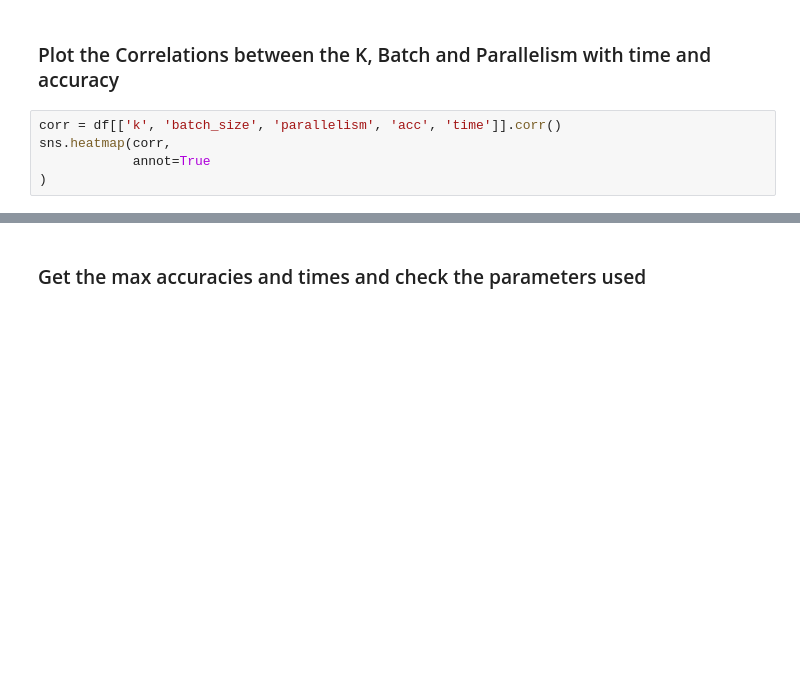
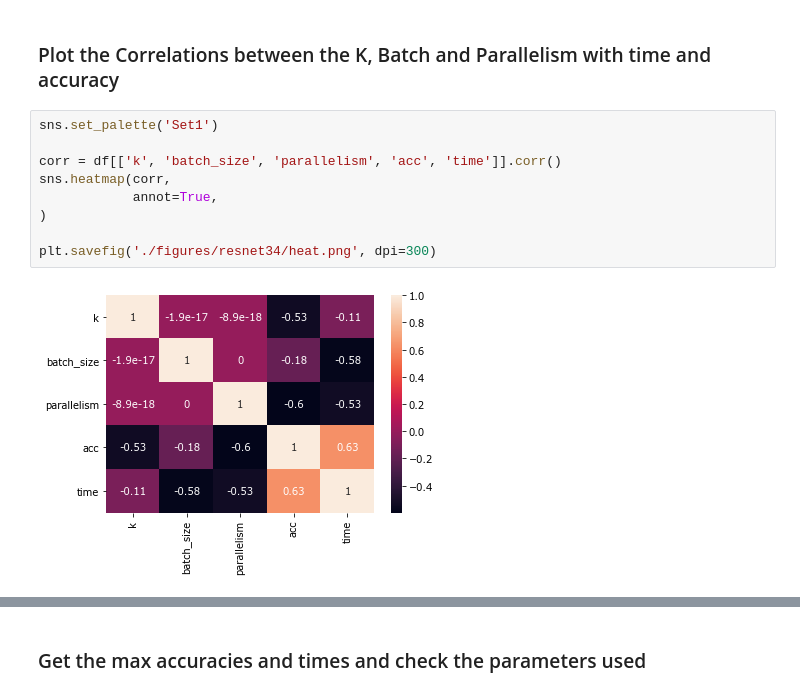
Before and after one commit to DiegoStock12/kubeml, a Jupyter notebook: ml/experiments/insights.ipynb, the cells around one changed output, grey strips where cells are left out. Cells and saved outputs as stored; diff of their text form; blank space fills up the shorter version.

```diff
--- a/ml/experiments/insights.ipynb
+++ b/ml/experiments/insights.ipynb
@@ -63,7 +52,13 @@ Name: epoch_duration, Length: 100, dtype: object
 # %% [markdown]
 ### Plot the Correlations between the K, Batch and Parallelism with time and accuracy
 # %%
+sns.set_palette('Set1')
+
 corr = df[['k', 'batch_size', 'parallelism', 'acc', 'time']].corr()
 sns.heatmap(corr,
-            annot=True
+            annot=True,
 )
+
+plt.savefig('./figures/resnet34/heat.png', dpi=300)
+# %% [output]
+[figure, added]
```
Also changed, not shown: parts of 22 cells of this notebook, 16 other files.
